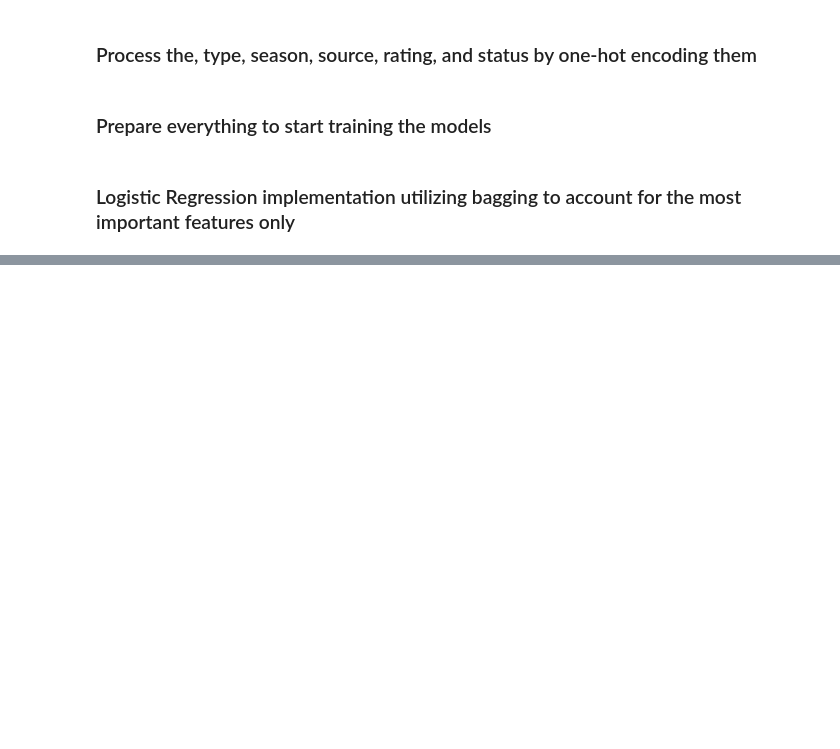
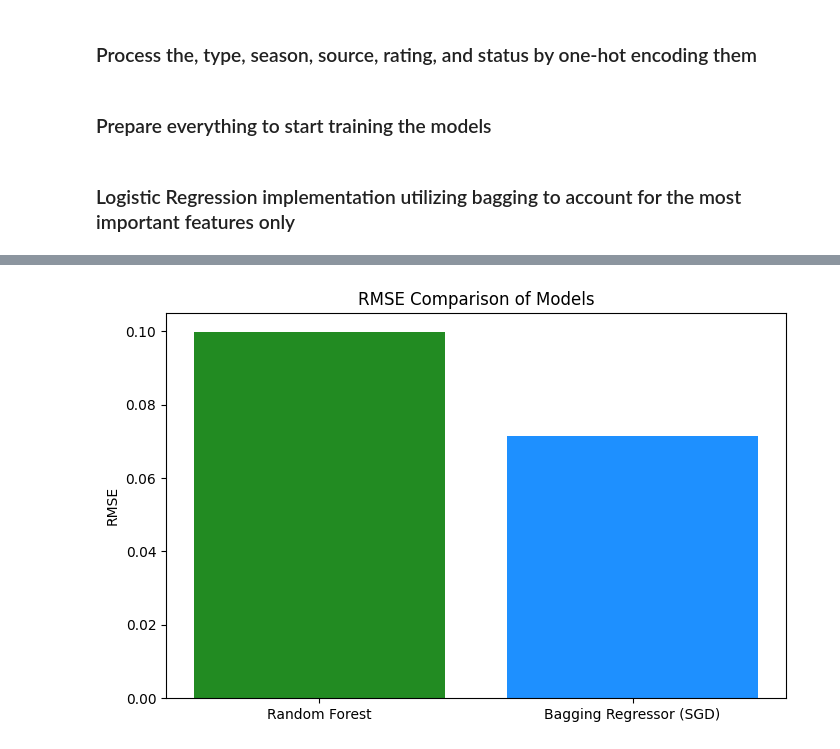
Before and after one commit to GiuliannaNevarezYee/CS-4361-Project-GGZ, a Jupyter notebook: Machine Learn/Project.ipynb, the cells around one changed output, grey strips where cells are left out. Cells and saved outputs as stored; diff of their text form; code cells hidden in the pictures; blank space fills up the shorter version.

```diff
--- a/Machine Learn/Project.ipynb
+++ b/Machine Learn/Project.ipynb
@@ -285,0 +355,13 @@ RMSE: 0.53
+# %%
+# RMSE values
+models = ['Random Forest', 'Bagging Regressor (SGD)']
+rmse_values = [rf_rmse, bagging_rmse]
+
+# Plot
+plt.figure(figsize=(8, 5))
+plt.bar(models, rmse_values, color=['forestgreen', 'dodgerblue'])
+plt.ylabel('RMSE')
+plt.title('RMSE Comparison of Models')
+plt.show()
+# %% [output]
+[figure, added]
```
Also changed, not shown: parts of 6 cells of this notebook.
